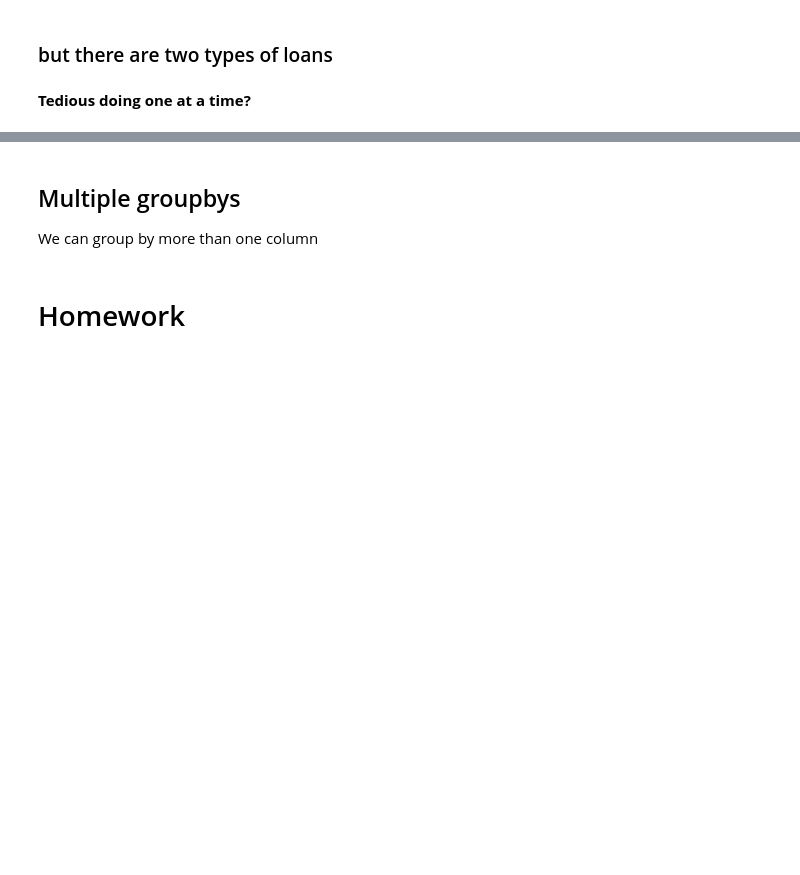
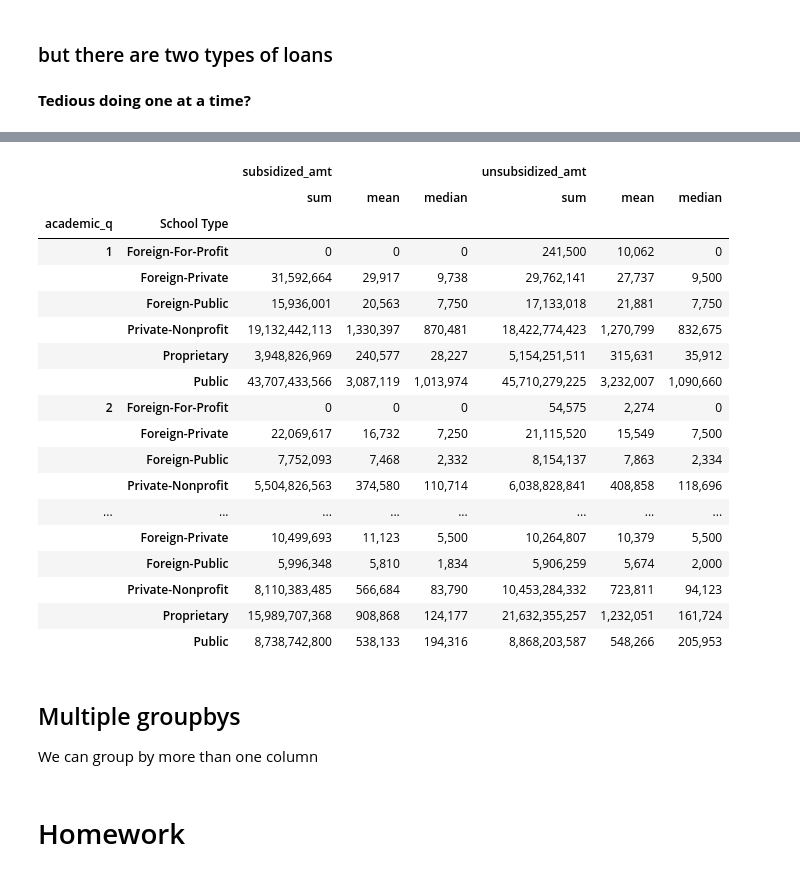
Before and after one commit to lauraplive/wk-9-agg, a Jupyter notebook: wk9-agg-disagg-BLANK.ipynb, the cells around one changed output, grey strips where cells are left out. Drawn from its saved outputs; the diff is of its cells as text; code cells hidden in the pictures; blank space fills up the shorter version.

```diff
--- a/wk9-agg-disagg-BLANK.ipynb
+++ b/wk9-agg-disagg-BLANK.ipynb
@@ -336,3 +455,25 @@ How much did each type of school receive in loans for their students?
+# %%
+df.groupby(["academic_q", "School Type"])[["subsidized_amt", "unsubsidized_amt"]].agg(["sum", "mean", "median"])
+# %% [output]
+|  |  | subsidized_amt |  |  | unsubsidized_amt |  |  |
+|  |  | sum | mean | median | sum | mean | median |
+| academic_q | School Type |  |  |  |  |  |  |
+| 1 | Foreign-For-Profit | 0 | 0 | 0 | 241,500 | 10,062 | 0 |
+|  | Foreign-Private | 31,592,664 | 29,917 | 9,738 | 29,762,141 | 27,737 | 9,500 |
+|  | Foreign-Public | 15,936,001 | 20,563 | 7,750 | 17,133,018 | 21,881 | 7,750 |
+|  | Private-Nonprofit | 19,132,442,113 | 1,330,397 | 870,481 | 18,422,774,423 | 1,270,799 | 832,675 |
+|  | Proprietary | 3,948,826,969 | 240,577 | 28,227 | 5,154,251,511 | 315,631 | 35,912 |
+|  | Public | 43,707,433,566 | 3,087,119 | 1,013,974 | 45,710,279,225 | 3,232,007 | 1,090,660 |
+| 2 | Foreign-For-Profit | 0 | 0 | 0 | 54,575 | 2,274 | 0 |
+|  | Foreign-Private | 22,069,617 | 16,732 | 7,250 | 21,115,520 | 15,549 | 7,500 |
+|  | Foreign-Public | 7,752,093 | 7,468 | 2,332 | 8,154,137 | 7,863 | 2,334 |
+|  | Private-Nonprofit | 5,504,826,563 | 374,580 | 110,714 | 6,038,828,841 | 408,858 | 118,696 |
+| ... | ... | ... | ... | ... | ... | ... | ... |
+|  | Foreign-Private | 10,499,693 | 11,123 | 5,500 | 10,264,807 | 10,379 | 5,500 |
+|  | Foreign-Public | 5,996,348 | 5,810 | 1,834 | 5,906,259 | 5,674 | 2,000 |
+|  | Private-Nonprofit | 8,110,383,485 | 566,684 | 83,790 | 10,453,284,332 | 723,811 | 94,123 |
+|  | Proprietary | 15,989,707,368 | 908,868 | 124,177 | 21,632,355,257 | 1,232,051 | 161,724 |
+|  | Public | 8,738,742,800 | 538,133 | 194,316 | 8,868,203,587 | 548,266 | 205,953 |
 # %%
 ## get both loans but calc sum, mean and median at one time
 # %% [markdown]
```
Also changed, not shown: parts of 11 cells of this notebook.
